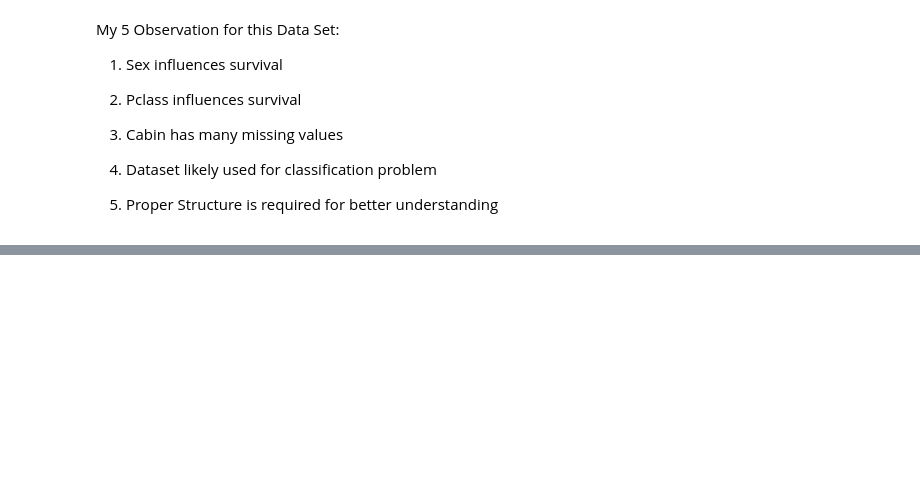
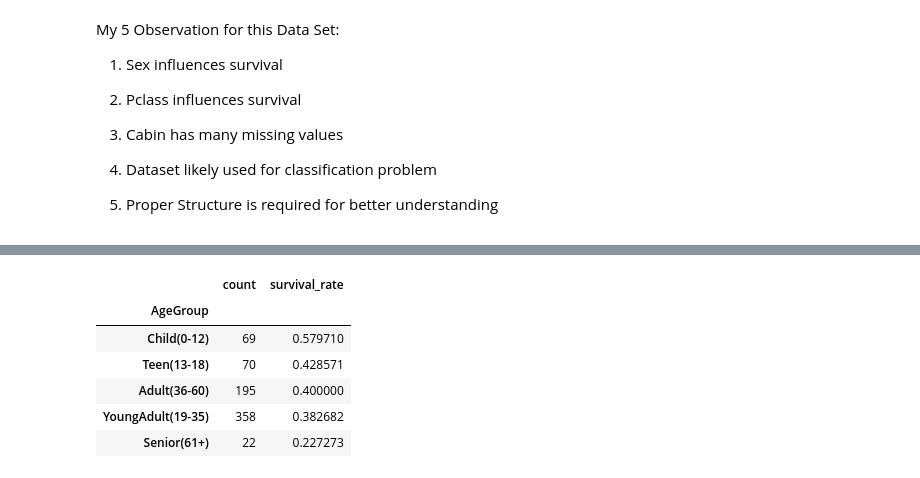
Before and after one commit to Tazrin191/killing-it-daily-practice, a Jupyter notebook: notebooks/02_pandas_basics.ipynb, the cells around one changed output, grey strips where cells are left out. Drawn from its saved outputs; the diff is of its cells as text; code cells hidden in the pictures; blank space fills up the shorter version.

```diff
--- a/notebooks/02_pandas_basics.ipynb
+++ b/notebooks/02_pandas_basics.ipynb
@@ -214,0 +361,17 @@ My 5 Observation for this Data Set:
+# %%
+bins = [0, 12, 18, 35, 60, 100]
+labels = ["Child(0-12)", "Teen(13-18)", "YoungAdult(19-35)", "Adult(36-60)", "Senior(61+)"]
+df["AgeGroup"] = pd.cut(df["Age"], bins=bins, labels=labels, include_lowest=True)
+
+(df.groupby("AgeGroup")["Survived"]
+   .agg(["count","mean"])
+   .rename(columns={"mean":"survival_rate"})
+   .sort_values("survival_rate", ascending=False))
+# %% [output]
+|  | count | survival_rate |
+| AgeGroup |  |  |
+| Child(0-12) | 69 | 0.579710 |
+| Teen(13-18) | 70 | 0.428571 |
+| Adult(36-60) | 195 | 0.400000 |
+| YoungAdult(19-35) | 358 | 0.382682 |
+| Senior(61+) | 22 | 0.227273 |
```
Also changed, not shown: parts of 12 cells of this notebook.
